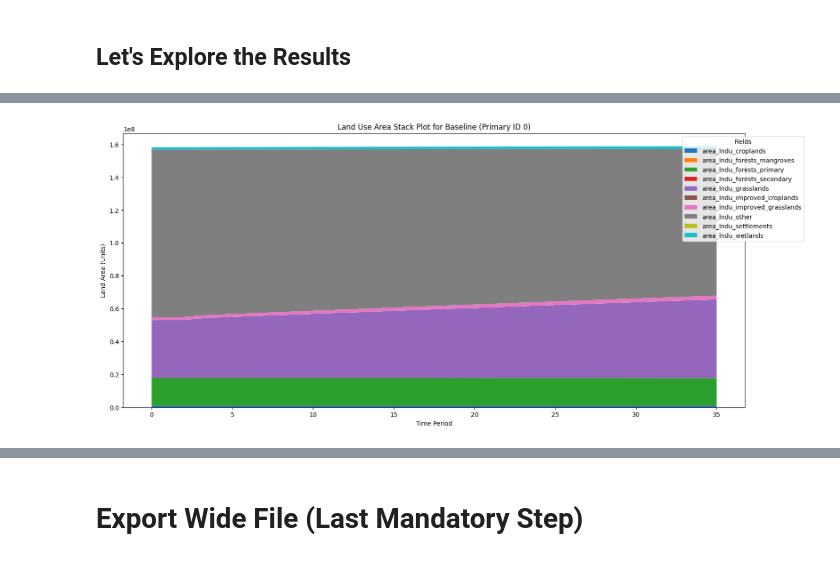
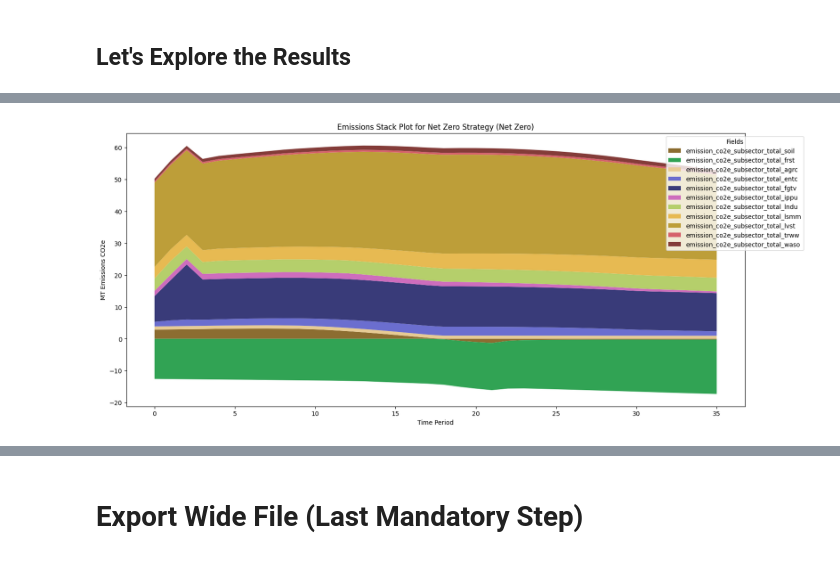
Before and after one commit to sisepuede-framework/ssp_mongolia, a Jupyter notebook: ssp_modeling/notebooks/mongolia_manager_wb.ipynb, the cells around one changed output, grey strips where cells are left out. Cells and saved outputs as stored; diff of their text form; code cells hidden in the pictures.

```diff
--- a/ssp_modeling/notebooks/mongolia_manager_wb.ipynb
+++ b/ssp_modeling/notebooks/mongolia_manager_wb.ipynb
@@ -475,3 +589,14 @@ plot_field_stack(
+# %%
+# Plot the emissions stack for the primary_id 70070
+plot_field_stack(
+    df_out,
+    subsector_emission_fields,
+    dict_format,
+    primary_id=70070,
+    title="Emissions Stack Plot for Net Zero Strategy (Net Zero)"
+)
+# %% [output]
+[figure, added]
 # %%
 lndu_fields = [
     'area_lndu_croplands',
@@ -480,19 +605,6 @@ lndu_fields = [
     'area_lndu_improved_croplands', 'area_lndu_improved_grasslands',
     'area_lndu_other', 'area_lndu_settlements', 'area_lndu_wetlands'
 ]
-
-# Plot the land use area stack for the primary_id 0 (which is the baseline)
-plot_field_stack(
-    df_out,
-    lndu_fields,
-    dict_format,
-    primary_id=0,
-    title="Land Use Area Stack Plot for Baseline (Primary ID 0)",
-    ylabel="Land Area (Units)",
-    xlabel="Time Period",
-)
-# %% [output]
-[figure, removed]
 # %%
 # Plot the land use area stack for the primary_id 69069
 plot_field_stack(
```
Also changed, not shown: parts of 21 cells of this notebook, 14 other files.
